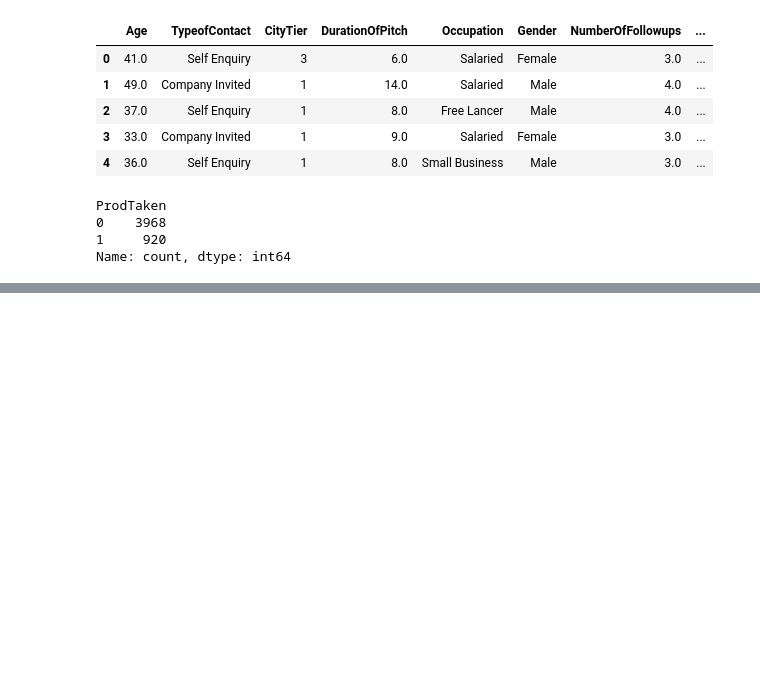
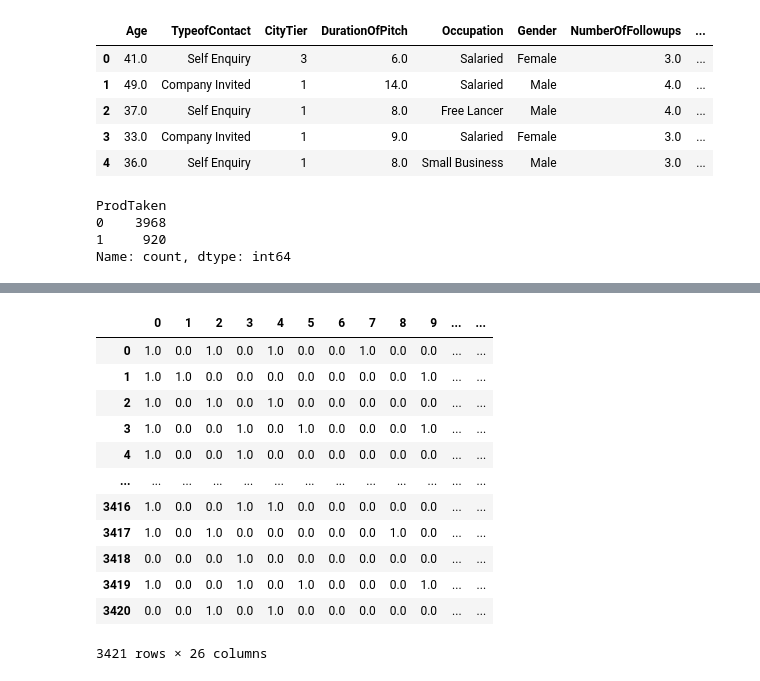
Before and after one commit to karthickmarisamy/machine_learning, a Jupyter notebook: random_forest/random_forest_classification.ipynb, the cells around one changed output, grey strips where cells are left out. Saved outputs shown, nothing was run; the diff lists cells and outputs as text; code cells hidden in the pictures; blank space fills up the shorter version.

```diff
--- a/random_forest/random_forest_classification.ipynb
+++ b/random_forest/random_forest_classification.ipynb
@@ -361,3 +361,5 @@ ProdTaken
 0    3968
 1     920
 Name: count, dtype: int64
+# %%
+X_train, x_test, y_train, y_test = train_test_split(X, y, test_size=0.30, random_state=42)
@@ -363,0 +370,16 @@ Name: count, dtype: int64
+# %%
+## Column transformation
+categorical_features = X.select_dtypes(include='object').columns
+numerical_features = X.select_dtypes(exclude='object').columns
+# %%
+from sklearn.preprocessing import StandardScaler, OneHotEncoder
+from sklearn.compose import ColumnTransformer
+
+standard = StandardScaler()
+onehot = OneHotEncoder(drop='first')
+preprocess = ColumnTransformer(
+    [
+        ('OneHotEncoder', onehot, categorical_features),
+        ('StandardScaler', standard, numerical_features)
+    ]
+)
@@ -363,0 +398,19 @@ Name: count, dtype: int64
+# %%
+X_train = preprocess.fit_transform(X_train)
+x_test = preprocess.transform(x_test)
+# %%
+pd.DataFrame(X_train)
+# %% [output]
+|  | 0 | 1 | 2 | 3 | 4 | 5 | 6 | 7 | 8 | 9 | ... | ... |
+| 0 | 1.0 | 0.0 | 1.0 | 0.0 | 1.0 | 0.0 | 0.0 | 1.0 | 0.0 | 0.0 | ... | ... |
+| 1 | 1.0 | 1.0 | 0.0 | 0.0 | 0.0 | 0.0 | 0.0 | 0.0 | 0.0 | 1.0 | ... | ... |
+| 2 | 1.0 | 0.0 | 1.0 | 0.0 | 1.0 | 0.0 | 0.0 | 0.0 | 0.0 | 0.0 | ... | ... |
+| 3 | 1.0 | 0.0 | 0.0 | 1.0 | 0.0 | 1.0 | 0.0 | 0.0 | 0.0 | 1.0 | ... | ... |
+| 4 | 1.0 | 0.0 | 0.0 | 1.0 | 0.0 | 0.0 | 0.0 | 0.0 | 0.0 | 0.0 | ... | ... |
+| ... | ... | ... | ... | ... | ... | ... | ... | ... | ... | ... | ... | ... |
+| 3416 | 1.0 | 0.0 | 0.0 | 1.0 | 1.0 | 0.0 | 0.0 | 0.0 | 0.0 | 0.0 | ... | ... |
+| 3417 | 1.0 | 0.0 | 1.0 | 0.0 | 0.0 | 0.0 | 0.0 | 0.0 | 1.0 | 0.0 | ... | ... |
+| 3418 | 0.0 | 0.0 | 0.0 | 1.0 | 0.0 | 0.0 | 0.0 | 0.0 | 0.0 | 0.0 | ... | ... |
+| 3419 | 1.0 | 0.0 | 0.0 | 1.0 | 0.0 | 1.0 | 0.0 | 0.0 | 0.0 | 1.0 | ... | ... |
+| 3420 | 0.0 | 0.0 | 1.0 | 0.0 | 1.0 | 0.0 | 0.0 | 0.0 | 0.0 | 0.0 | ... | ... |
+3421 rows × 26 columns
```
Also changed, not shown: parts of 8 cells of this notebook.
